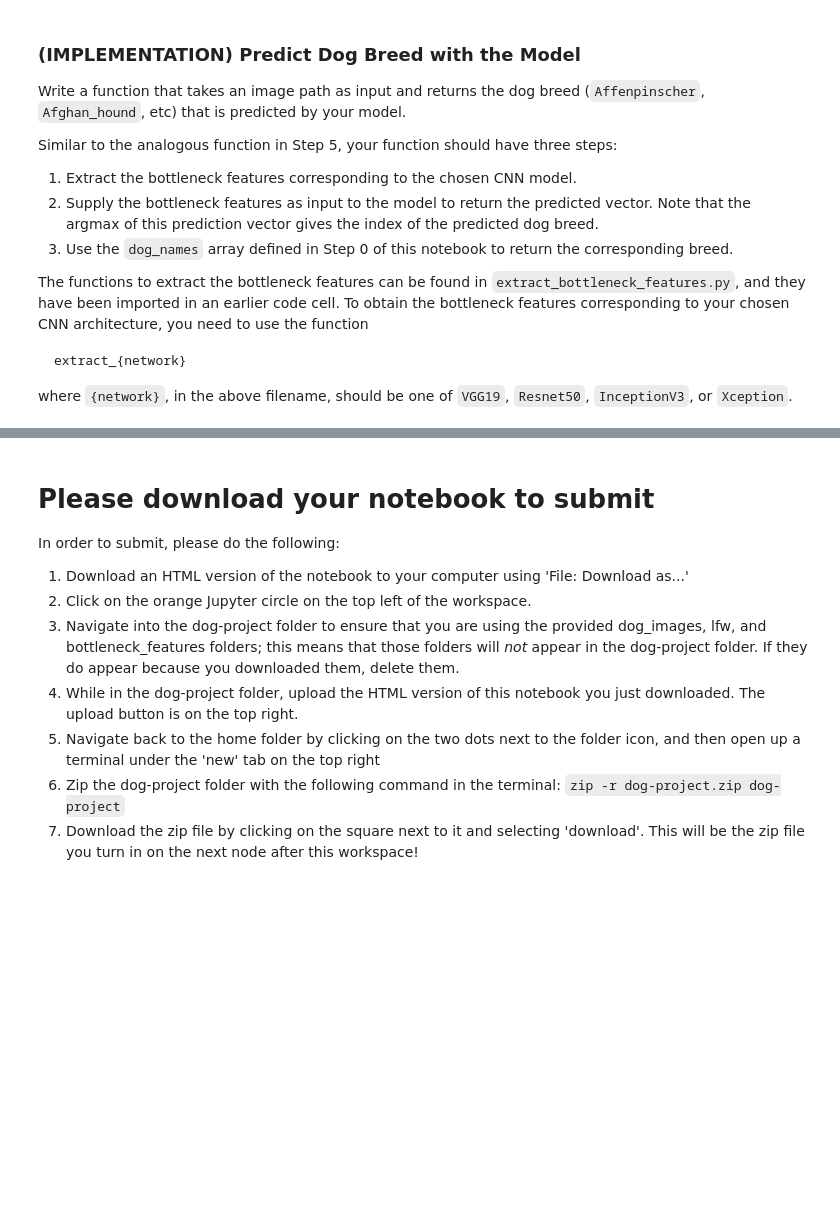
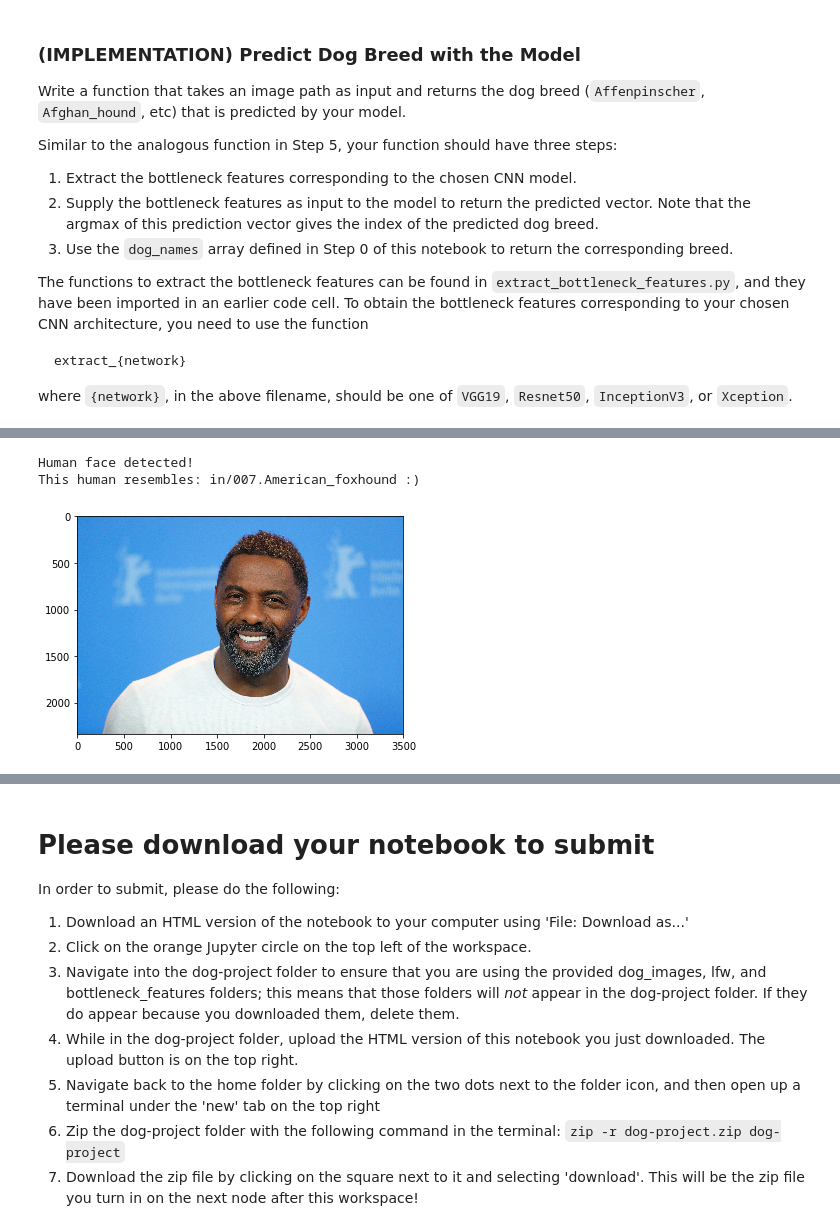
Before and after one commit to fgessa/dog_breed_classifier, a Jupyter notebook: dog_app.ipynb, the cells around one changed output, grey strips where cells are left out. Saved outputs shown, nothing was run; the diff lists cells and outputs as text; code cells hidden in the pictures; blank space fills up the shorter version.

```diff
--- a/dog_app.ipynb
+++ b/dog_app.ipynb
@@ -799,0 +832,6 @@ The are 8 test images samples
+# %%
+predict_dog_breed(samples_test_images[1])
+# %% [output]
+Human face detected!
+This human resembles: in/007.American_foxhound :)
+[figure, added]
```
Also changed, not shown: parts of 23 cells of this notebook.
